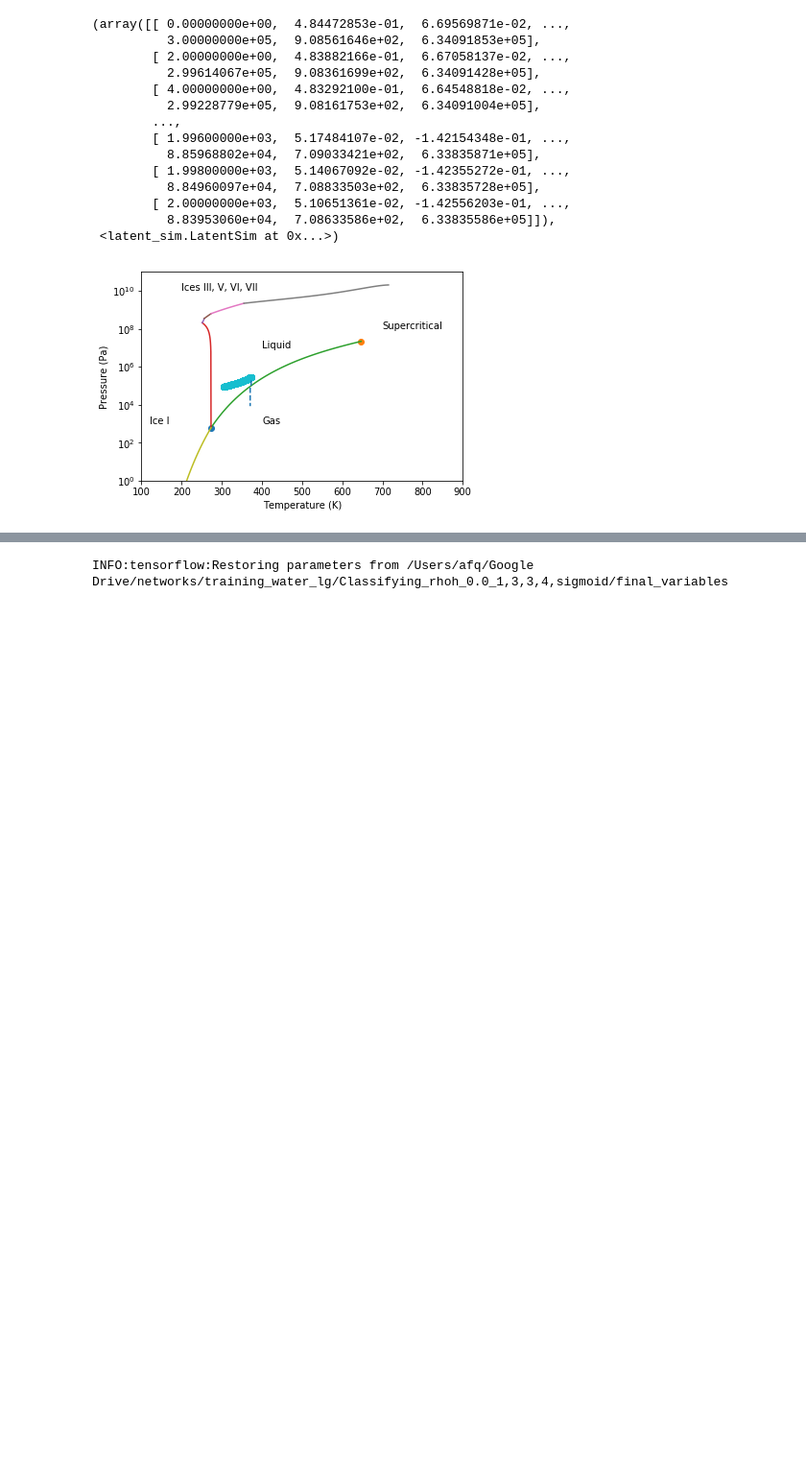
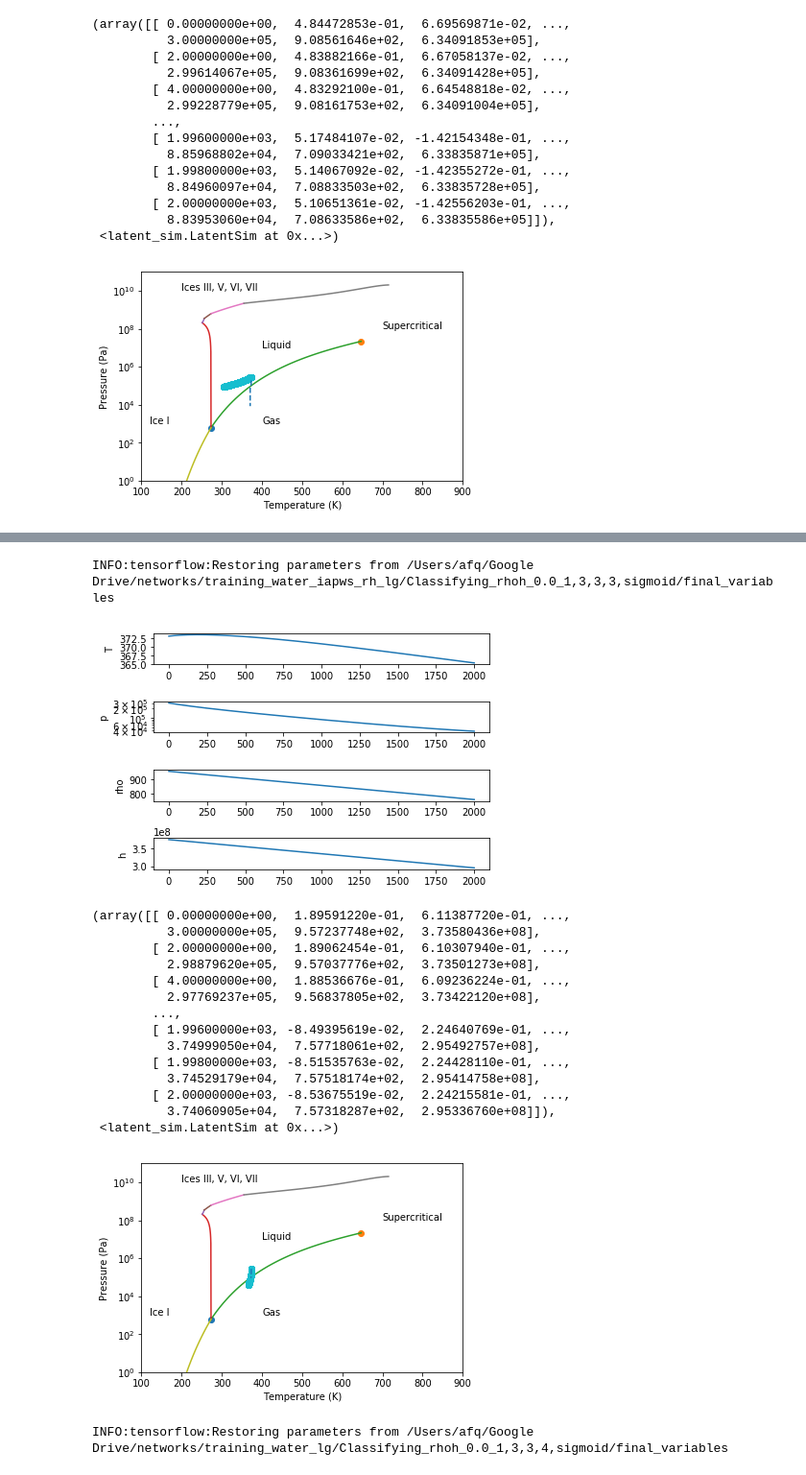
Before and after one commit to afqueiruga/LatentPrimaries, a Jupyter notebook: 9_debugging_one_run.ipynb, the cells around one changed output, grey strips where cells are left out. Shown at 96% size. Drawn from its saved outputs; the diff is of its cells as text; code cells hidden in the pictures; blank space fills up the shorter version.

```diff
--- a/9_debugging_one_run.ipynb
+++ b/9_debugging_one_run.ipynb
@@ -257,0 +287,22 @@ INFO:tensorflow:Restoring parameters from /Users/afq/Google Drive/networks/train
+# %%
+curry_run('Classifying_rhoh_0.0_1,3,3,3,sigmoid',
+          eos='water_iapws_rh_lg',
+          prob='Liquid_Drain',ref_file="reference_solutions/Liquid_Drain.csv")
+# %% [output]
+INFO:tensorflow:Restoring parameters from /Users/afq/Google Drive/networks/training_water_iapws_rh_lg/Classifying_rhoh_0.0_1,3,3,3,sigmoid/final_variables
+[figure, added]
+(array([[ 0.00000000e+00,  1.89591220e-01,  6.11387720e-01, ...,
+          3.00000000e+05,  9.57237748e+02,  3.73580436e+08],
+        [ 2.00000000e+00,  1.89062454e-01,  6.10307940e-01, ...,
+          2.98879620e+05,  9.57037776e+02,  3.73501273e+08],
+        [ 4.00000000e+00,  1.88536676e-01,  6.09236224e-01, ...,
+          2.97769237e+05,  9.56837805e+02,  3.73422120e+08],
+        ...,
+        [ 1.99600000e+03, -8.49395619e-02,  2.24640769e-01, ...,
+          3.74999050e+04,  7.57718061e+02,  2.95492757e+08],
+        [ 1.99800000e+03, -8.51535763e-02,  2.24428110e-01, ...,
+          3.74529179e+04,  7.57518174e+02,  2.95414758e+08],
+        [ 2.00000000e+03, -8.53675519e-02,  2.24215581e-01, ...,
+          3.74060905e+04,  7.57318287e+02,  2.95336760e+08]]),
+ <latent_sim.LatentSim at 0x...>)
+[figure, added]
```
Also changed, not shown: parts of 4 cells of this notebook, 1 other file.
